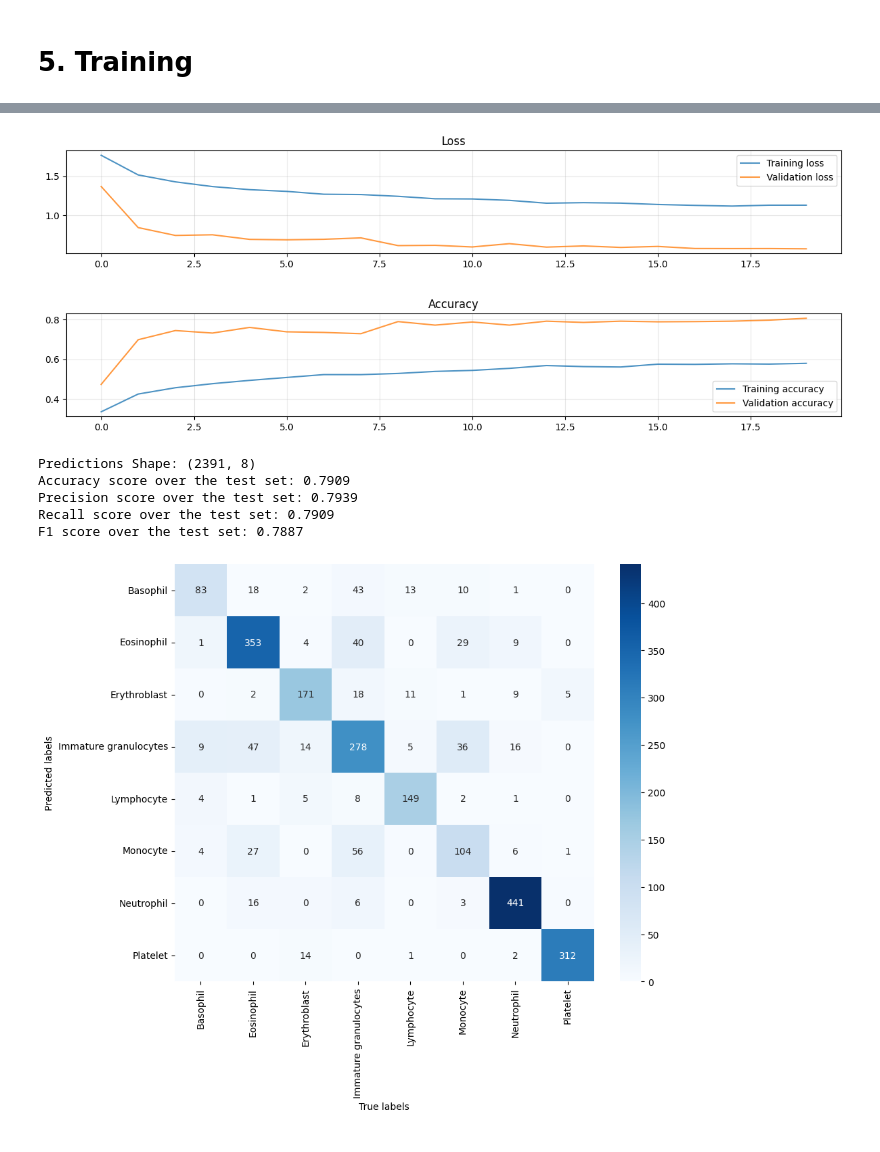
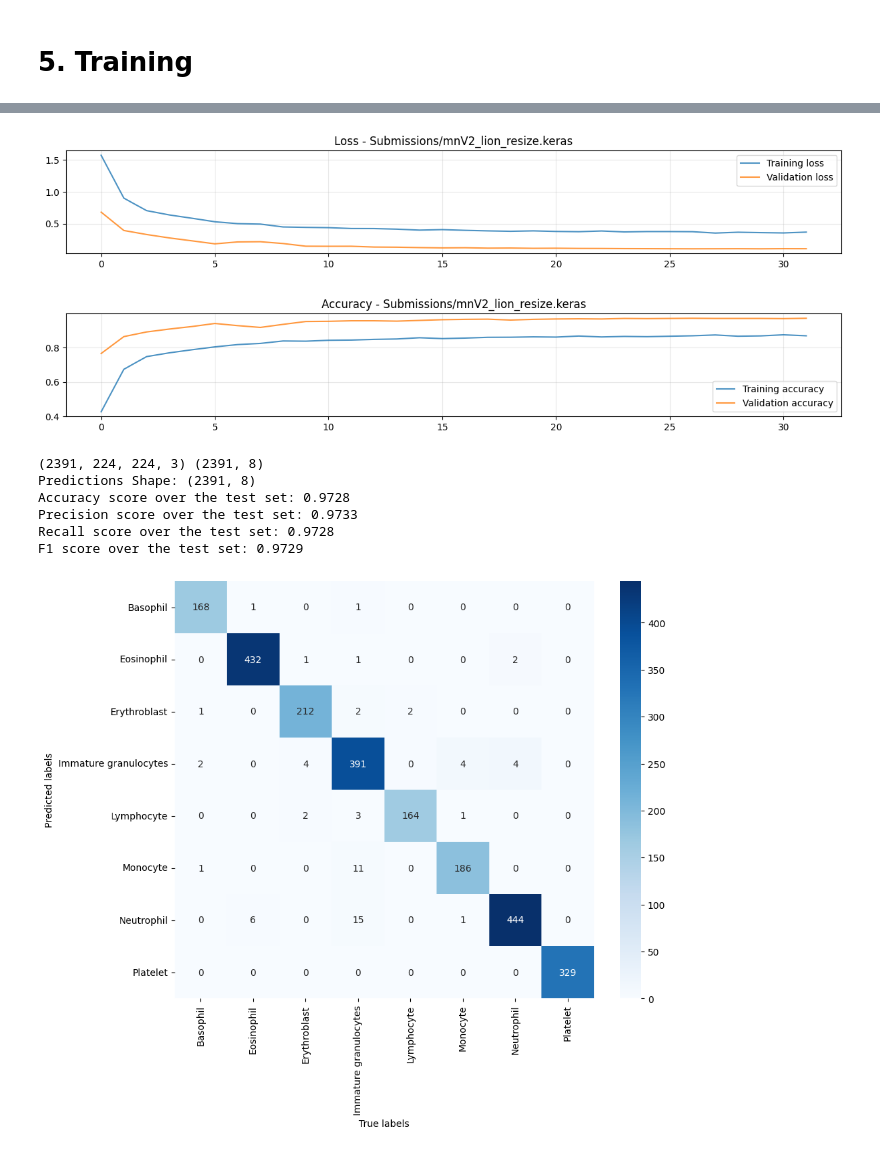
Before and after one commit to TrespH/AN2DL-homeworks, a Jupyter notebook: Matteo/FORmidable_Matteo.ipynb, the cells around one changed output, grey strips where cells are left out. Drawn from its saved outputs; the diff is of its cells as text; code cells hidden in the pictures.

Commit message:
new version with 224x224 resizing

```diff
--- a/Matteo/FORmidable_Matteo.ipynb
+++ b/Matteo/FORmidable_Matteo.ipynb
@@ -195,11 +179,7 @@ layers = [
 cut_mix = kcvl.CutMix(alpha=0.01)
 mix_up = kcvl.MixUp()
 
-pipeline = kcvl.RandomAugmentationPipeline(
-        layers=layers,
-        augmentations_per_image=num_augmentations
-    )
-
+pipeline = kcvl.RandomAugmentationPipeline(layers=layers, augmentations_per_image=num_augmentations)
 
 def cut_mix_and_mix_up(samples):
     # Uncommenting these lines, plotting will we incoherent for some reason
@@ -279,15 +268,19 @@ X_test = (X_test / normalization) - range
 # %% [markdown]
 # 5. Training
 # %%
-from Models.rn50 import build_model
+from Models.mnV2_lion import build_model
 
-input_shape = X_train.shape[1:]
-output_shape = y_train.shape[1]
+mixed_precision.set_global_policy('mixed_float16')
 
-print("Input Shape:", input_shape)
-print("Output Shape:", output_shape)
+for batch_images, batch_labels in train_dataset.take(1):
+    print("Train batch images shape:", batch_images.shape)
+    print("Train batch labels shape:", batch_labels.shape)
+    input_shape = batch_images.shape[1:]
+    output_shape = batch_labels.shape[1]
+    print("Input Shape:", input_shape)
+    print("Output Shape:", output_shape)
 
-initial_learning_rate = 1e-3
+initial_learning_rate = 1e-4
 
 model = build_model(input_shape, output_shape, initial_learning_rate)
 model.summary()
@@ -316,16 +314,14 @@ Model: "ResNet50"
 # %%
-from keras.callbacks import ReduceLROnPlateau
-
-epochs = 20
+epochs = 40
 
 # Create an EarlyStopping callback
-early_stopping = tfk.callbacks.EarlyStopping(monitor='val_accuracy', mode='max', patience=10, restore_best_weights=True)
+early_stopping = tfk.callbacks.EarlyStopping(monitor='val_accuracy', mode='max', patience=5, restore_best_weights=True)
 
 # Set up ReduceLROnPlateau callback
-reduce_lr = ReduceLROnPlateau(
+reduce_lr = tfk.callbacks.ReduceLROnPlateau(
     monitor='val_accuracy',  # or 'val_accuracy', depending on what you want to improve
     factor=0.5,          # Reduce the learning rate by half
-    patience=3,          # Wait for 3 epochs with no improvement before reducing
+    patience=2,          # Wait for 3 epochs with no improvement before reducing
     min_lr=1e-6,         # Set a minimum learning rate
     verbose=1            # Print updates to the console
 )
@@ -389,27 +383,43 @@ Saving to Submissions/rn50.keras
 # %%
 # Plot training and validation loss
 plt.figure(figsize=(15, 2))
 plt.plot(history['loss'], label='Training loss', alpha=.8)
 plt.plot(history['val_loss'], label='Validation loss', alpha=.8)
-plt.title('Loss')
+plt.title(f'Loss - {model_filename}')
 plt.legend()
 plt.grid(alpha=.3)
 
 # Plot training and validation accuracy
 plt.figure(figsize=(15, 2))
 plt.plot(history['accuracy'], label='Training accuracy', alpha=.8)
 plt.plot(history['val_accuracy'], label='Validation accuracy', alpha=.8)
-plt.title('Accuracy')
+plt.title(f'Accuracy - {model_filename}')
 plt.legend()
 plt.grid(alpha=.3)
 plt.show()
 # %% [output]
-[figure, old version]
+[figure, new version]
-[figure, old version]
+[figure, new version]
 # %%
-model = tfk.models.load_model('Submissions/rn50.keras')
+import cv2
+
+model = tfk.models.load_model('Submissions/mnV2_lion_resize.keras')
+
+# Apply normalization to the test data directly
+X_test_now = (X_test / normalization).astype('float32') - range
+X_test_now = np.array([cv2.resize(img, target_size, interpolation=cv2.INTER_CUBIC) for img in X_test_now])
+print(X_test_now.shape, y_test.shape)
+''' or..
+test_dataset = (
+    tf.data.Dataset.from_tensor_slices((X_test, y_test))
+    .batch(batch_size)
+    .map(lambda x, y: (resize_layer(x), y), num_parallel_calls=tf.data.AUTOTUNE)  # Apply resizing
+    .map(lambda x, y: ((x / normalization) - range, y), num_parallel_calls=tf.data.AUTOTUNE)  # Normalize images
+    .prefetch(tf.data.AUTOTUNE)
+)
+'''
 # Predict labels for the entire test set
-predictions = model.predict(X_test, verbose=0)
+predictions = model.predict(X_test_now, verbose=0)
 
 print("Predictions Shape:", predictions.shape)
 
@@ -443,9 +453,10 @@ plt.xlabel('True labels')
 plt.ylabel('Predicted labels')
 plt.show()
 # %% [output]
+(2391, 224, 224, 3) (2391, 8)
 Predictions Shape: (2391, 8)
-Accuracy score over the test set: 0.7909
-Precision score over the test set: 0.7939
-Recall score over the test set: 0.7909
-F1 score over the test set: 0.7887
+Accuracy score over the test set: 0.9728
+Precision score over the test set: 0.9733
+Recall score over the test set: 0.9728
+F1 score over the test set: 0.9729
-[figure, old version]
+[figure, new version]
```
Also changed, not shown: parts of 8 cells of this notebook.
